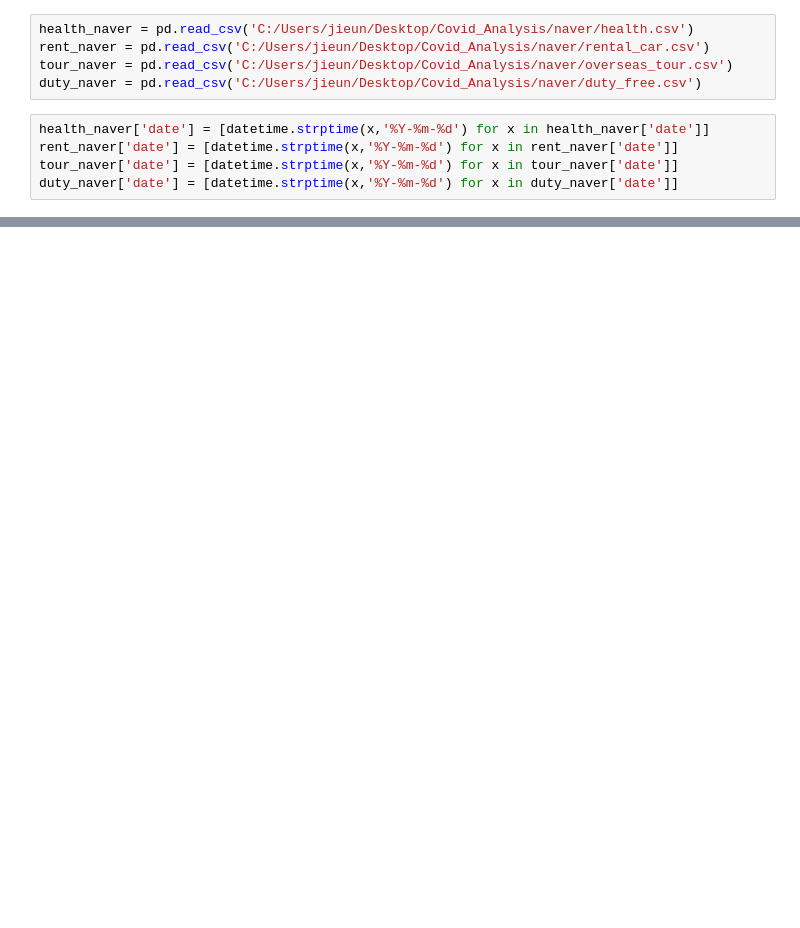
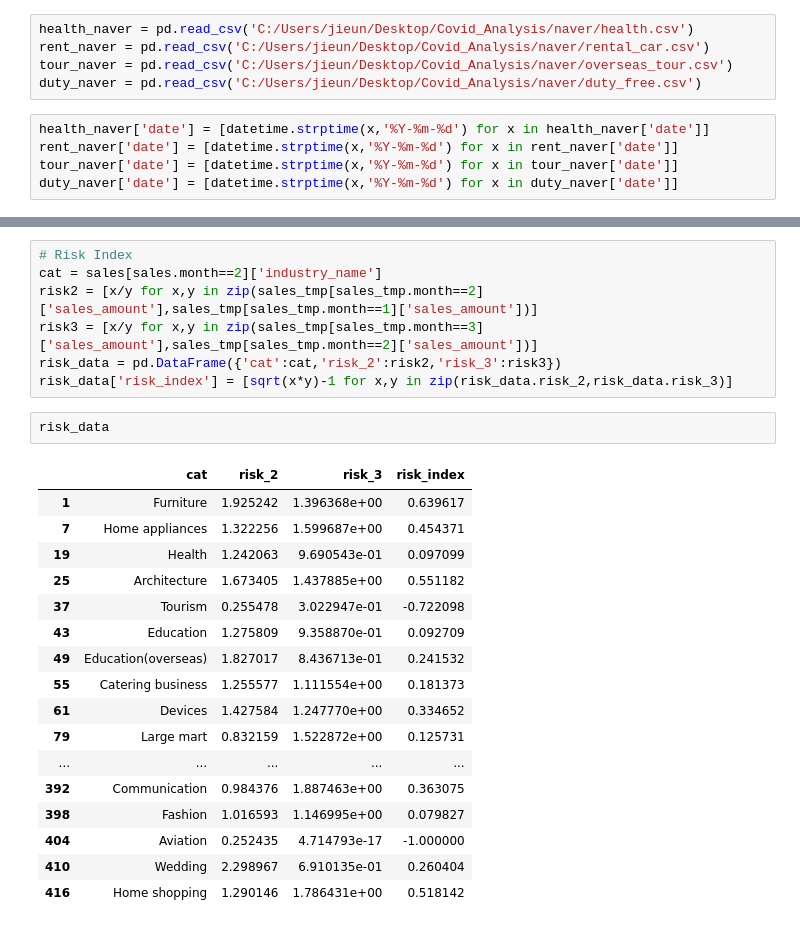
Before and after one commit to JieunKim-Econ/Covid_EDA_with_R, a Jupyter notebook: Risk-Resilience Matrix Analysis.ipynb, the cells around one changed output, grey strips where cells are left out. Cells and saved outputs as stored; diff of their text form; blank space fills up the shorter version.

```diff
--- a/Risk-Resilience Matrix Analysis.ipynb
+++ b/Risk-Resilience Matrix Analysis.ipynb
@@ -217,0 +242,27 @@ duty_naver['date'] = [datetime.strptime(x,'%Y-%m-%d') for x in duty_naver['date'
+# %%
+# Risk Index
+cat = sales[sales.month==2]['industry_name']
+risk2 = [x/y for x,y in zip(sales_tmp[sales_tmp.month==2]['sales_amount'],sales_tmp[sales_tmp.month==1]['sales_amount'])]
+risk3 = [x/y for x,y in zip(sales_tmp[sales_tmp.month==3]['sales_amount'],sales_tmp[sales_tmp.month==2]['sales_amount'])]
+risk_data = pd.DataFrame({'cat':cat,'risk_2':risk2,'risk_3':risk3})
+risk_data['risk_index'] = [sqrt(x*y)-1 for x,y in zip(risk_data.risk_2,risk_data.risk_3)]
+# %%
+risk_data
+# %% [output]
+|  | cat | risk_2 | risk_3 | risk_index |
+| 1 | Furniture | 1.925242 | 1.396368e+00 | 0.639617 |
+| 7 | Home appliances | 1.322256 | 1.599687e+00 | 0.454371 |
+| 19 | Health | 1.242063 | 9.690543e-01 | 0.097099 |
+| 25 | Architecture | 1.673405 | 1.437885e+00 | 0.551182 |
+| 37 | Tourism | 0.255478 | 3.022947e-01 | -0.722098 |
+| 43 | Education | 1.275809 | 9.358870e-01 | 0.092709 |
+| 49 | Education(overseas) | 1.827017 | 8.436713e-01 | 0.241532 |
+| 55 | Catering business | 1.255577 | 1.111554e+00 | 0.181373 |
+| 61 | Devices | 1.427584 | 1.247770e+00 | 0.334652 |
+| 79 | Large mart | 0.832159 | 1.522872e+00 | 0.125731 |
+| ... | ... | ... | ... | ... |
+| 392 | Communication | 0.984376 | 1.887463e+00 | 0.363075 |
+| 398 | Fashion | 1.016593 | 1.146995e+00 | 0.079827 |
+| 404 | Aviation | 0.252435 | 4.714793e-17 | -1.000000 |
+| 410 | Wedding | 2.298967 | 6.910135e-01 | 0.260404 |
+| 416 | Home shopping | 1.290146 | 1.786431e+00 | 0.518142 |
```
Also changed, not shown: parts of 11 cells of this notebook.
